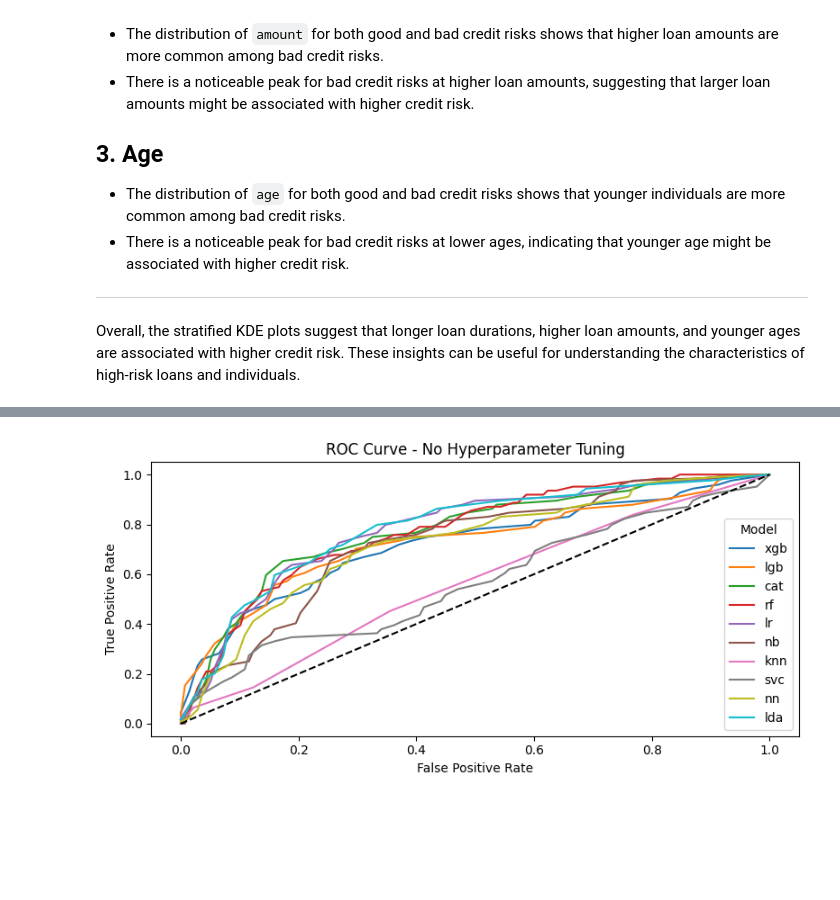
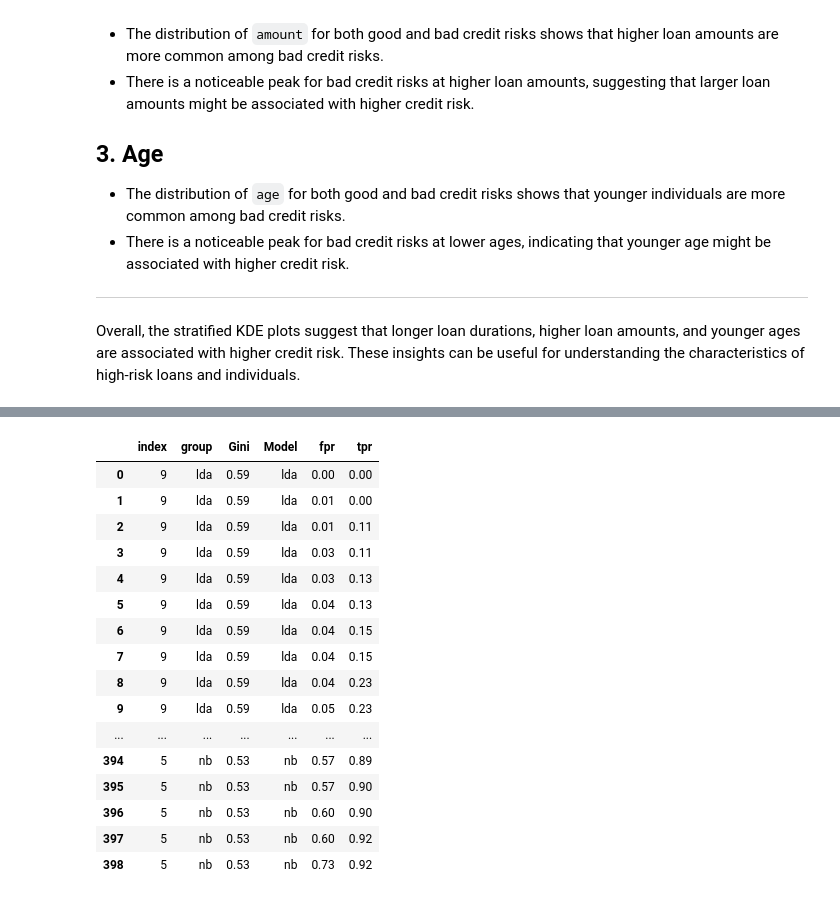
Before and after one commit to MarkThackham/MarkThackham.github.io, a Jupyter notebook: Portfolio/machine-learning/credit-data/machine-learning-german-credit-data.ipynb, the cells around one changed output, grey strips where cells are left out. Cells and saved outputs as stored; diff of their text form; code cells hidden in the pictures; blank space fills up the shorter version.

```diff
--- a/Portfolio/machine-learning/credit-data/machine-learning-german-credit-data.ipynb
+++ b/Portfolio/machine-learning/credit-data/machine-learning-german-credit-data.ipynb
@@ -619,3 +787,21 @@ plt.show()
 # %%
+
+roc_curve_df2
 # %% [output]
-[figure, removed]
+|  | index | group | Gini | Model | fpr | tpr |
+| 0 | 9 | lda | 0.59 | lda | 0.00 | 0.00 |
+| 1 | 9 | lda | 0.59 | lda | 0.01 | 0.00 |
+| 2 | 9 | lda | 0.59 | lda | 0.01 | 0.11 |
+| 3 | 9 | lda | 0.59 | lda | 0.03 | 0.11 |
+| 4 | 9 | lda | 0.59 | lda | 0.03 | 0.13 |
+| 5 | 9 | lda | 0.59 | lda | 0.04 | 0.13 |
+| 6 | 9 | lda | 0.59 | lda | 0.04 | 0.15 |
+| 7 | 9 | lda | 0.59 | lda | 0.04 | 0.15 |
+| 8 | 9 | lda | 0.59 | lda | 0.04 | 0.23 |
+| 9 | 9 | lda | 0.59 | lda | 0.05 | 0.23 |
+| ... | ... | ... | ... | ... | ... | ... |
+| 394 | 5 | nb | 0.53 | nb | 0.57 | 0.89 |
+| 395 | 5 | nb | 0.53 | nb | 0.57 | 0.90 |
+| 396 | 5 | nb | 0.53 | nb | 0.60 | 0.90 |
+| 397 | 5 | nb | 0.53 | nb | 0.60 | 0.92 |
+| 398 | 5 | nb | 0.53 | nb | 0.73 | 0.92 |
```
Also changed, not shown: parts of 8 cells of this notebook, 10 other files.
